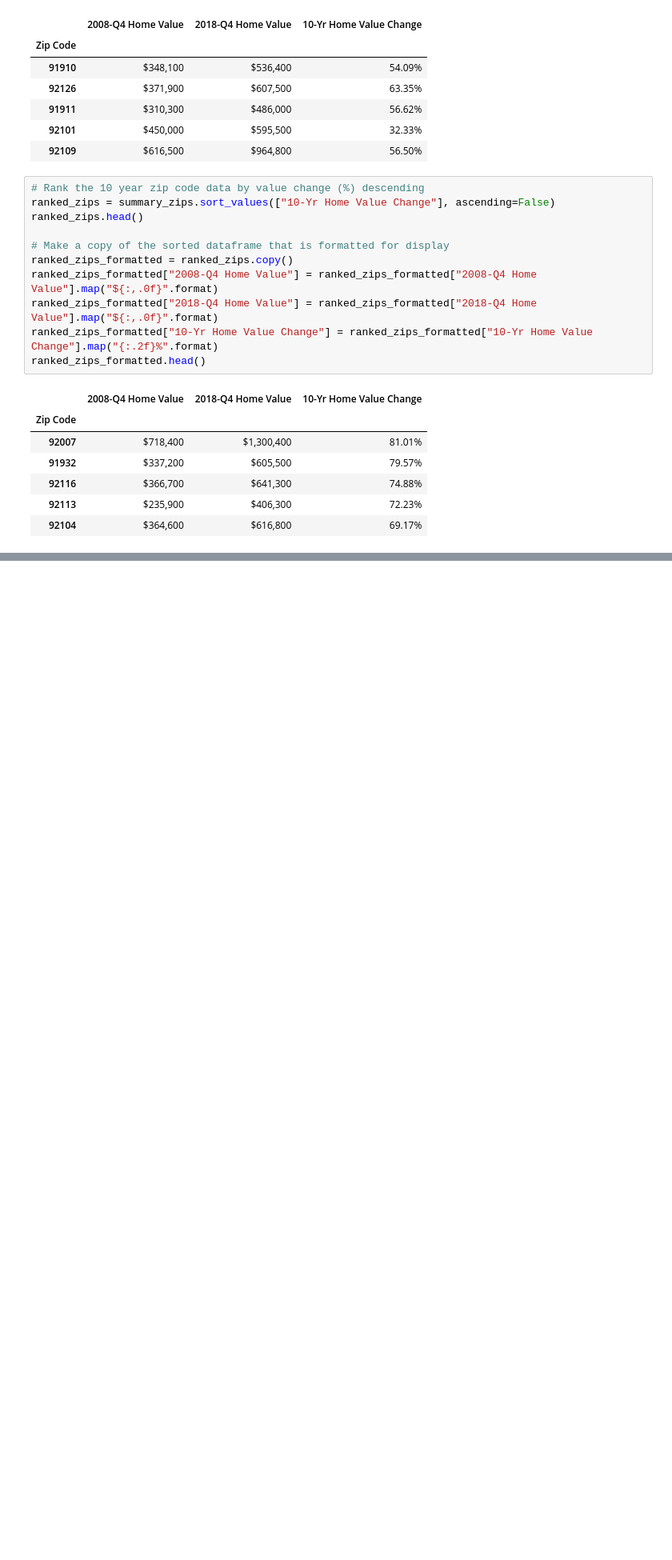
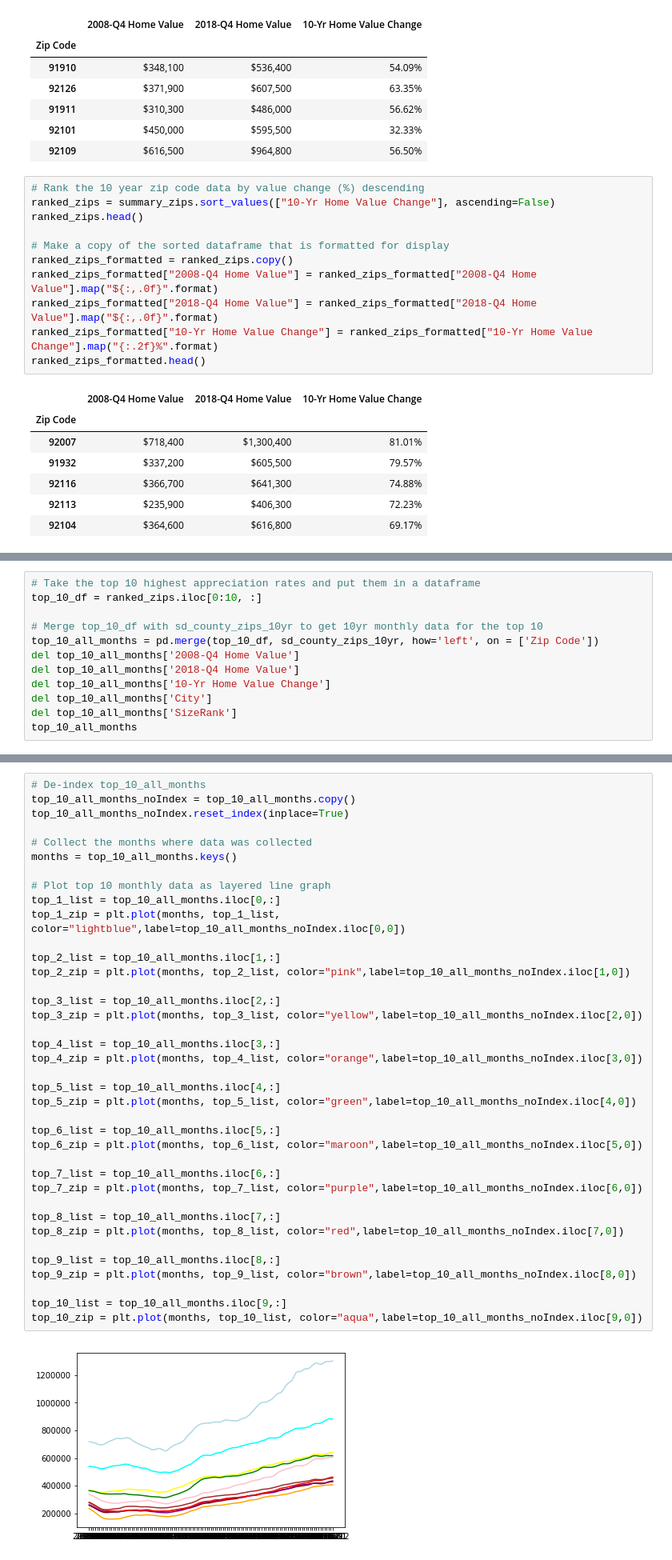
Before and after one commit to cgainor/Housing-and-Income-Appreciation, a Jupyter notebook: Work/ZipCode_10yr_Line.ipynb, the cells around one changed output, grey strips where cells are left out. Shown at 80% size. Cells and saved outputs as stored; diff of their text form; blank space fills up the shorter version.

```diff
--- a/Work/ZipCode_10yr_Line.ipynb
+++ b/Work/ZipCode_10yr_Line.ipynb
@@ -165,0 +113,12 @@ ranked_zips_formatted.head()
+# %%
+# Take the top 10 highest appreciation rates and put them in a dataframe
+top_10_df = ranked_zips.iloc[0:10, :]
+
+# Merge top_10_df with sd_county_zips_10yr to get 10yr monthly data for the top 10
+top_10_all_months = pd.merge(top_10_df, sd_county_zips_10yr, how='left', on = ['Zip Code'])
+del top_10_all_months['2008-Q4 Home Value']
+del top_10_all_months['2018-Q4 Home Value']
+del top_10_all_months['10-Yr Home Value Change']
+del top_10_all_months['City']
+del top_10_all_months['SizeRank']
+top_10_all_months
@@ -165,0 +139,40 @@ ranked_zips_formatted.head()
+# %%
+# De-index top_10_all_months
+top_10_all_months_noIndex = top_10_all_months.copy()
+top_10_all_months_noIndex.reset_index(inplace=True)
+
+# Collect the months where data was collected
+months = top_10_all_months.keys()
+
+# Plot top 10 monthly data as layered line graph
+top_1_list = top_10_all_months.iloc[0,:]
+top_1_zip = plt.plot(months, top_1_list, color="lightblue",label=top_10_all_months_noIndex.iloc[0,0])
+
+top_2_list = top_10_all_months.iloc[1,:]
+top_2_zip = plt.plot(months, top_2_list, color="pink",label=top_10_all_months_noIndex.iloc[1,0])
+
+top_3_list = top_10_all_months.iloc[2,:]
+top_3_zip = plt.plot(months, top_3_list, color="yellow",label=top_10_all_months_noIndex.iloc[2,0])
+
+top_4_list = top_10_all_months.iloc[3,:]
+top_4_zip = plt.plot(months, top_4_list, color="orange",label=top_10_all_months_noIndex.iloc[3,0])
+
+top_5_list = top_10_all_months.iloc[4,:]
+top_5_zip = plt.plot(months, top_5_list, color="green",label=top_10_all_months_noIndex.iloc[4,0])
+
+top_6_list = top_10_all_months.iloc[5,:]
+top_6_zip = plt.plot(months, top_6_list, color="maroon",label=top_10_all_months_noIndex.iloc[5,0])
+
+top_7_list = top_10_all_months.iloc[6,:]
+top_7_zip = plt.plot(months, top_7_list, color="purple",label=top_10_all_months_noIndex.iloc[6,0])
+
+top_8_list = top_10_all_months.iloc[7,:]
+top_8_zip = plt.plot(months, top_8_list, color="red",label=top_10_all_months_noIndex.iloc[7,0])
+
+top_9_list = top_10_all_months.iloc[8,:]
+top_9_zip = plt.plot(months, top_9_list, color="brown",label=top_10_all_months_noIndex.iloc[8,0])
+
+top_10_list = top_10_all_months.iloc[9,:]
+top_10_zip = plt.plot(months, top_10_list, color="aqua",label=top_10_all_months_noIndex.iloc[9,0])
+# %% [output]
+[figure, added]
```
Also changed, not shown: parts of 6 cells of this notebook.
